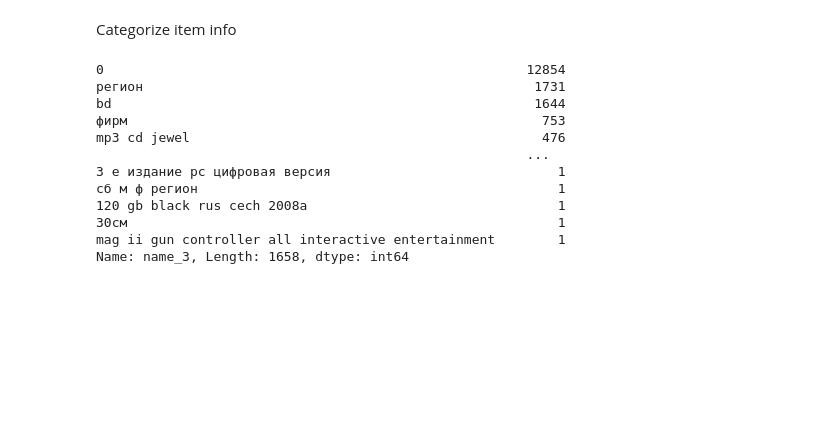
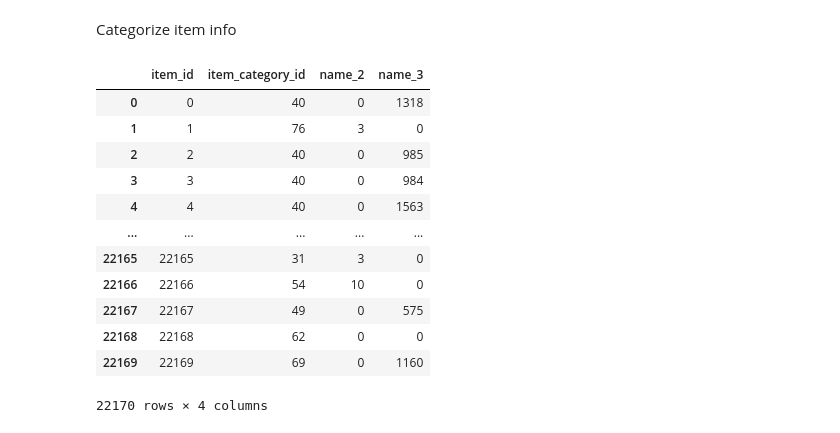
Before and after one commit to GaoangLiu/AA_ipynb, a Jupyter notebook: A_journey_of_predicting_future_sales_.ipynb, the cells around one changed output. Drawn from its saved outputs; the diff is of its cells as text; code cells hidden in the pictures; blank space fills up the shorter version.

```diff
--- a/A_journey_of_predicting_future_sales_.ipynb
+++ b/A_journey_of_predicting_future_sales_.ipynb
@@ -344,49 +249,49 @@ items_df['name_1'], items_df['name_2'] = items_df['item_name'].str.split('[', 1)
 items_df['name_1'], items_df['name_3'] = items_df['item_name'].str.split('(', 1).str
 
 # Replace non-alphabatic symbols by ' '
 items_df['name_2'] = items_df['name_2'].str.replace('[^A-Za-z0-9А-Яа-я]+', ' ').str.lower().str.strip()
 items_df['name_3'] = items_df['name_3'].str.replace('[^A-Za-z0-9А-Яа-я]+', ' ').str.lower().str.strip()
 items_df.fillna('0', inplace=True)
 items_df.loc[items_df.name_2 == '', 'name_2'] = '0' # two of those '' can not be filled by '0', weird
 
 # Experiments ?
 # cnt = collections.Counter(' '.join(items_df['name_2'].values.tolist()).split(' ')).items()
 # cnt = sorted(cnt, key=operator.itemgetter(1))
 # items_df.sample(10)
 # cnt
 
 items_df['type'] = items_df.name_2.apply(lambda x: x[0:8] if x.split(' ')[0] == 'xbox' else x.split(' ')[0])
 items_df.loc[(items_df.type == 'x360') | (items_df.type == 'xbox360'), 'type'] = 'xbox 360'
 items_df.loc[items_df.type == 'рs3', 'type'] = 'ps3' # beware, 'рs3' is not English string 'ps3'
 items_df.loc[(items_df.type == 'pс') | (items_df.type == 'рс'), 'type'] = 'pc'
 
 
 items_df[items_df.name_2 == '']
 # items_df[(items_df.name_2.str.contains('pc цифровая версия'))].sample(10)
 droplists = set([k for k, v in items_df.type.value_counts().items() if v < 20])
 droplists
 #
 # Replece low frequence item type by other in name_2
 items_df['name_2'] = items.type.apply(lambda n: 'other' if n in droplists else n)
-# items_df['name_2'] = sklearn.preprocessing.LabelEncoder().fit_transform(items_df.name_2)
-items_df.name_3.value_counts()
-# type_cnt = items_df.groupby('type').sum()
-# type_cnt
+items_df['name_2'] = sklearn.preprocessing.LabelEncoder().fit_transform(items_df.name_2)
 
-# drop_list = type_cnt.loc[type_cnt.item_category_id < 200].index
-# drop_list
+# name_3 no reducing ??
+items_df['name_3'] = sklearn.preprocessing.LabelEncoder().fit_transform(items_df.name_3)
+# items_df.name_3.value_counts()
 
-# items_df
+items_df = items_df[['item_id', 'item_category_id', 'name_2', 'name_3']]
+items_df
 # %% [output]
+|  | item_id | item_category_id | name_2 | name_3 |
+| 0 | 0 | 40 | 0 | 1318 |
+| 1 | 1 | 76 | 3 | 0 |
+| 2 | 2 | 40 | 0 | 985 |
+| 3 | 3 | 40 | 0 | 984 |
+| 4 | 4 | 40 | 0 | 1563 |
+| ... | ... | ... | ... | ... |
+| 22165 | 22165 | 31 | 3 | 0 |
+| 22166 | 22166 | 54 | 10 | 0 |
+| 22167 | 22167 | 49 | 0 | 575 |
+| 22168 | 22168 | 62 | 0 | 0 |
+| 22169 | 22169 | 69 | 0 | 1160 |
-0                                                      12854
-регион                                                  1731
-bd                                                      1644
-фирм                                                     753
-mp3 cd jewel                                             476
-                                                       ...
-3 е издание pc цифровая версия                             1
-сб м ф регион                                              1
-120 gb black rus cech 2008a                                1
-30см                                                       1
-mag ii gun controller all interactive entertainment        1
-Name: name_3, Length: 1658, dtype: int64
+22170 rows × 4 columns
```
Also changed, not shown: parts of 17 cells of this notebook.
